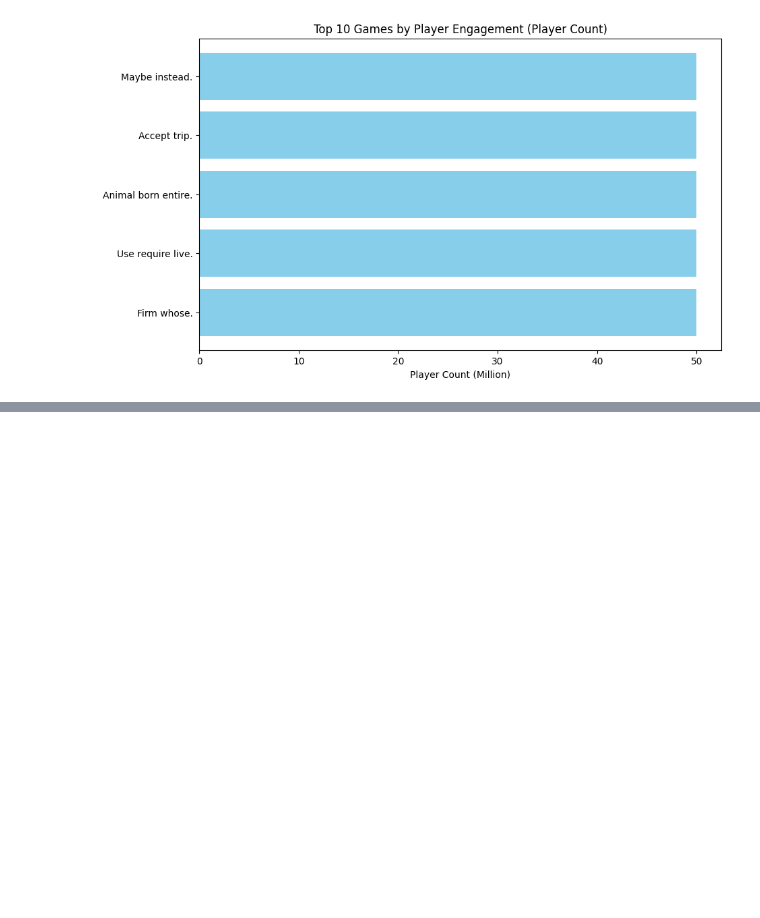
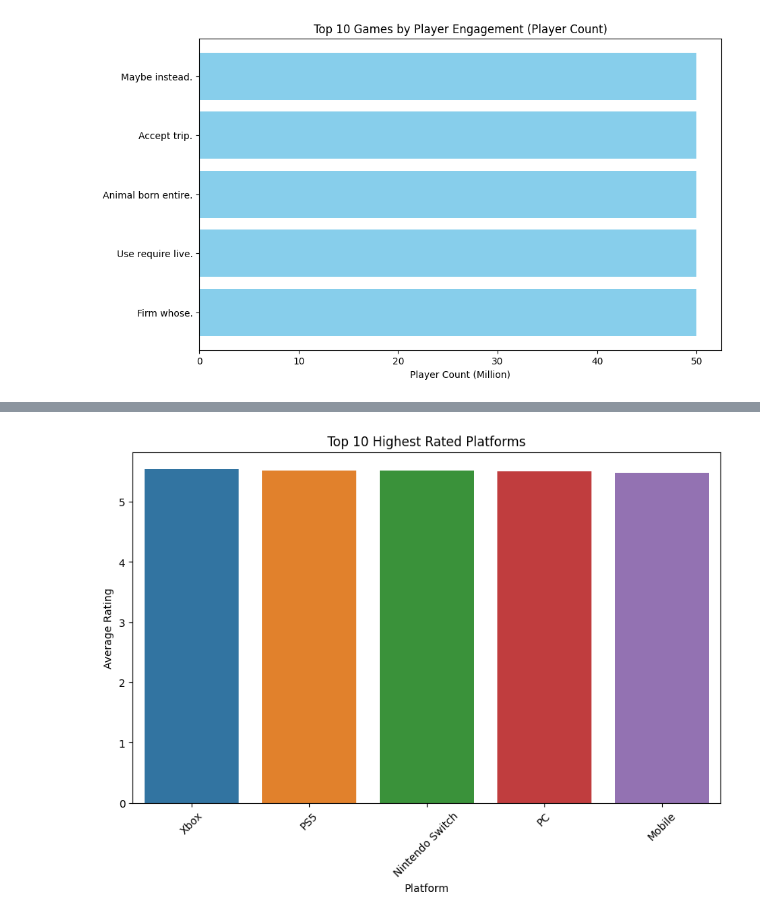
Before and after one commit to kumawatmanish05/Rea_Games_EDA, a Jupyter notebook: rea-games-eda.ipynb, the cells around one changed output, grey strips where cells are left out. Drawn from its saved outputs; the diff is of its cells as text; code cells hidden in the pictures; blank space fills up the shorter version.

```diff
--- a/rea-games-eda.ipynb
+++ b/rea-games-eda.ipynb
@@ -313,0 +353,11 @@ plt.show()
+# %%
+# Plot for Highest Rated Platforms
+plt.figure(figsize=(10,6))
+sns.barplot(x=avg_rating_by_platform.head(10).index, y=avg_rating_by_platform.head(10).values)
+plt.title("Top 10 Highest Rated Platforms")
+plt.xlabel("Platform")
+plt.ylabel("Average Rating")
+plt.xticks(rotation=45)
+plt.show()
+# %% [output]
+[figure, added]
```
Also changed, not shown: parts of 2 cells of this notebook.
